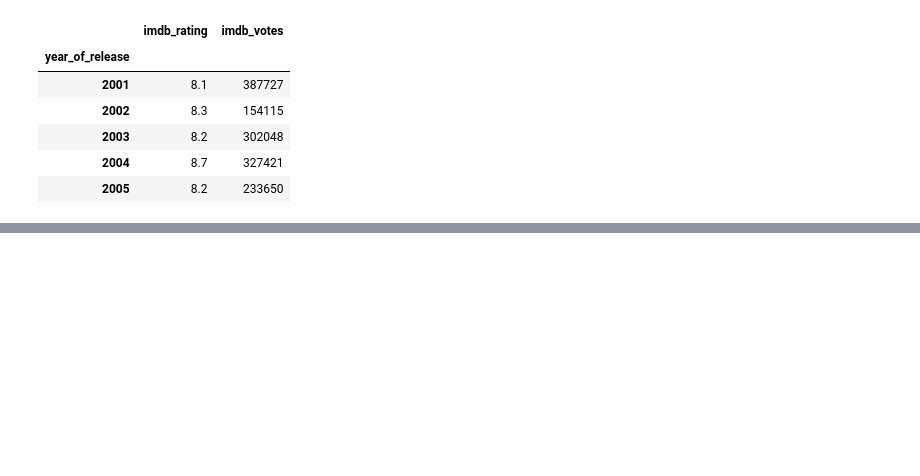
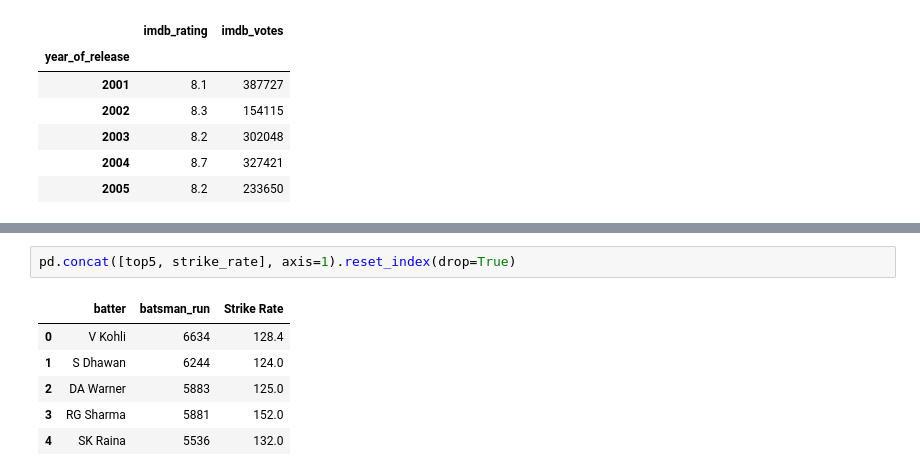
Before and after one commit to aryanp0603/retail_analytics, a Jupyter notebook: 11.Group_by.ipynb, the cells around one changed output, grey strips where cells are left out. Saved outputs shown, nothing was run; the diff lists cells and outputs as text; blank space fills up the shorter version.

```diff
--- a/11.Group_by.ipynb
+++ b/11.Group_by.ipynb
@@ -424,0 +502,9 @@ movies.groupby('year_of_release').agg({'imdb_rating': 'max', 'imdb_votes': 'sum'
+# %%
+pd.concat([top5, strike_rate], axis=1).reset_index(drop=True)
+# %% [output]
+|  | batter | batsman_run | Strike Rate |
+| 0 | V Kohli | 6634 | 128.4 |
+| 1 | S Dhawan | 6244 | 124.0 |
+| 2 | DA Warner | 5883 | 125.0 |
+| 3 | RG Sharma | 5881 | 152.0 |
+| 4 | SK Raina | 5536 | 132.0 |
```
Also changed, not shown: parts of 9 cells of this notebook.
